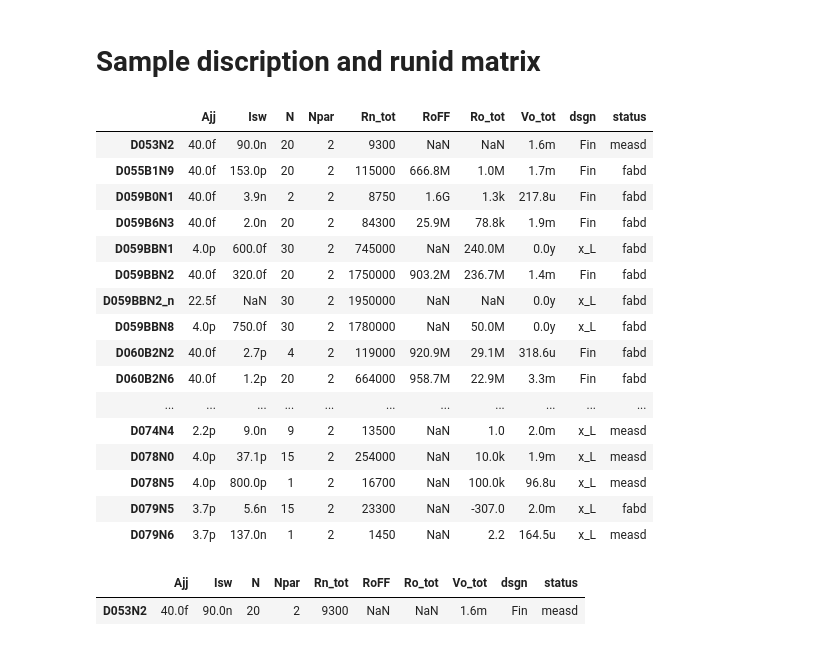
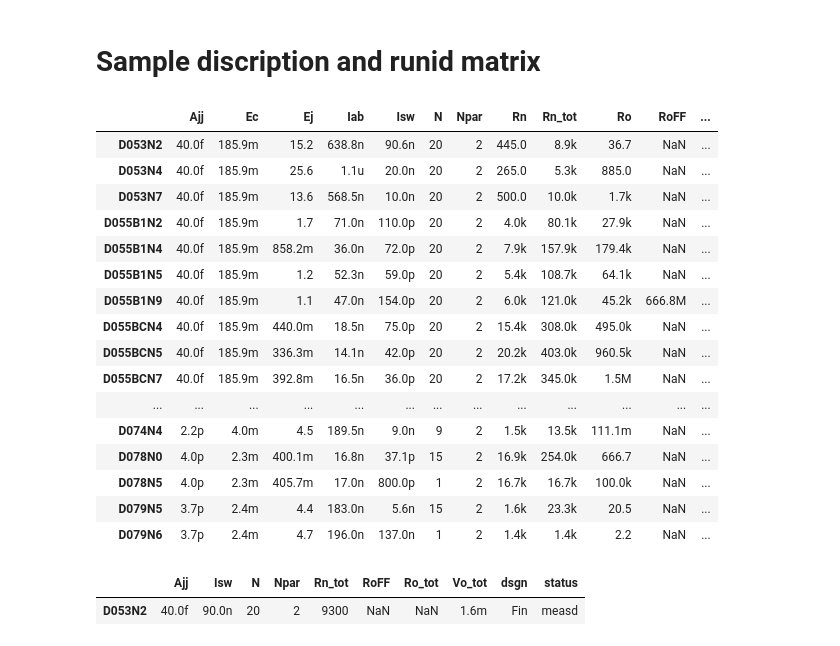
Before and after one commit to GershensonLab/measDC, a Jupyter notebook: !_chains/D055B1/D055B1N5_logbook.ipynb, the cells around one changed output. Saved outputs shown, nothing was run; the diff lists cells and outputs as text; code cells hidden in the pictures.

```diff
--- a/!_chains/D055B1/D055B1N5_logbook.ipynb
+++ b/!_chains/D055B1/D055B1N5_logbook.ipynb
@@ -51,28 +48,30 @@ SAMPLE = 'D055B1N5'
 jj = JJmeas(sample = SAMPLE)
 
 jj.db_connect()
+# %%
+ft = pd.read_excel("..\chain table.xlsx", index_col = 0)
 # %% [markdown]
 # Sample discription and runid matrix
 # %%
-show_df(full_table)
+show_df(ft)
 # %% [output]
-|  | Ajj | Isw | N | Npar | Rn_tot | RoFF | Ro_tot | Vo_tot | dsgn | status |
-| D053N2 | 40.0f | 90.0n | 20 | 2 | 9300 | NaN | NaN | 1.6m | Fin | measd |
-| D055B1N9 | 40.0f | 153.0p | 20 | 2 | 115000 | 666.8M | 1.0M | 1.7m | Fin | fabd |
-| D059B0N1 | 40.0f | 3.9n | 2 | 2 | 8750 | 1.6G | 1.3k | 217.8u | Fin | fabd |
-| D059B6N3 | 40.0f | 2.0n | 20 | 2 | 84300 | 25.9M | 78.8k | 1.9m | Fin | fabd |
-| D059BBN1 | 4.0p | 600.0f | 30 | 2 | 745000 | NaN | 240.0M | 0.0y | x_L | fabd |
-| D059BBN2 | 40.0f | 320.0f | 20 | 2 | 1750000 | 903.2M | 236.7M | 1.4m | Fin | fabd |
-| D059BBN2_n | 22.5f | NaN | 30 | 2 | 1950000 | NaN | NaN | 0.0y | x_L | fabd |
-| D059BBN8 | 4.0p | 750.0f | 30 | 2 | 1780000 | NaN | 50.0M | 0.0y | x_L | fabd |
-| D060B2N2 | 40.0f | 2.7p | 4 | 2 | 119000 | 920.9M | 29.1M | 318.6u | Fin | fabd |
-| D060B2N6 | 40.0f | 1.2p | 20 | 2 | 664000 | 958.7M | 22.9M | 3.3m | Fin | fabd |
-| ... | ... | ... | ... | ... | ... | ... | ... | ... | ... | ... |
-| D074N4 | 2.2p | 9.0n | 9 | 2 | 13500 | NaN | 1.0 | 2.0m | x_L | measd |
-| D078N0 | 4.0p | 37.1p | 15 | 2 | 254000 | NaN | 10.0k | 1.9m | x_L | measd |
-| D078N5 | 4.0p | 800.0p | 1 | 2 | 16700 | NaN | 100.0k | 96.8u | x_L | measd |
-| D079N5 | 3.7p | 5.6n | 15 | 2 | 23300 | NaN | -307.0 | 2.0m | x_L | fabd |
-| D079N6 | 3.7p | 137.0n | 1 | 2 | 1450 | NaN | 2.2 | 164.5u | x_L | measd |
+|  | Ajj | Ec | Ej | Iab | Isw | N | Npar | Rn | Rn_tot | Ro | RoFF | ... |
+| D053N2 | 40.0f | 185.9m | 15.2 | 638.8n | 90.6n | 20 | 2 | 445.0 | 8.9k | 36.7 | NaN | ... |
+| D053N4 | 40.0f | 185.9m | 25.6 | 1.1u | 20.0n | 20 | 2 | 265.0 | 5.3k | 885.0 | NaN | ... |
+| D053N7 | 40.0f | 185.9m | 13.6 | 568.5n | 10.0n | 20 | 2 | 500.0 | 10.0k | 1.7k | NaN | ... |
+| D055B1N2 | 40.0f | 185.9m | 1.7 | 71.0n | 110.0p | 20 | 2 | 4.0k | 80.1k | 27.9k | NaN | ... |
+| D055B1N4 | 40.0f | 185.9m | 858.2m | 36.0n | 72.0p | 20 | 2 | 7.9k | 157.9k | 179.4k | NaN | ... |
+| D055B1N5 | 40.0f | 185.9m | 1.2 | 52.3n | 59.0p | 20 | 2 | 5.4k | 108.7k | 64.1k | NaN | ... |
+| D055B1N9 | 40.0f | 185.9m | 1.1 | 47.0n | 154.0p | 20 | 2 | 6.0k | 121.0k | 45.2k | 666.8M | ... |
+| D055BCN4 | 40.0f | 185.9m | 440.0m | 18.5n | 75.0p | 20 | 2 | 15.4k | 308.0k | 495.0k | NaN | ... |
+| D055BCN5 | 40.0f | 185.9m | 336.3m | 14.1n | 42.0p | 20 | 2 | 20.2k | 403.0k | 960.5k | NaN | ... |
+| D055BCN7 | 40.0f | 185.9m | 392.8m | 16.5n | 36.0p | 20 | 2 | 17.2k | 345.0k | 1.5M | NaN | ... |
+| ... | ... | ... | ... | ... | ... | ... | ... | ... | ... | ... | ... | ... |
+| D074N4 | 2.2p | 4.0m | 4.5 | 189.5n | 9.0n | 9 | 2 | 1.5k | 13.5k | 111.1m | NaN | ... |
+| D078N0 | 4.0p | 2.3m | 400.1m | 16.8n | 37.1p | 15 | 2 | 16.9k | 254.0k | 666.7 | NaN | ... |
+| D078N5 | 4.0p | 2.3m | 405.7m | 17.0n | 800.0p | 1 | 2 | 16.7k | 16.7k | 100.0k | NaN | ... |
+| D079N5 | 3.7p | 2.4m | 4.4 | 183.0n | 5.6n | 15 | 2 | 1.6k | 23.3k | 20.5 | NaN | ... |
+| D079N6 | 3.7p | 2.4m | 4.7 | 196.0n | 137.0n | 1 | 2 | 1.4k | 1.4k | 2.2 | NaN | ... |
 # %%
 show_df(full_table,
          find = SAMPLE
```
Also changed, not shown: parts of 1 cell of this notebook, 4 other files.
